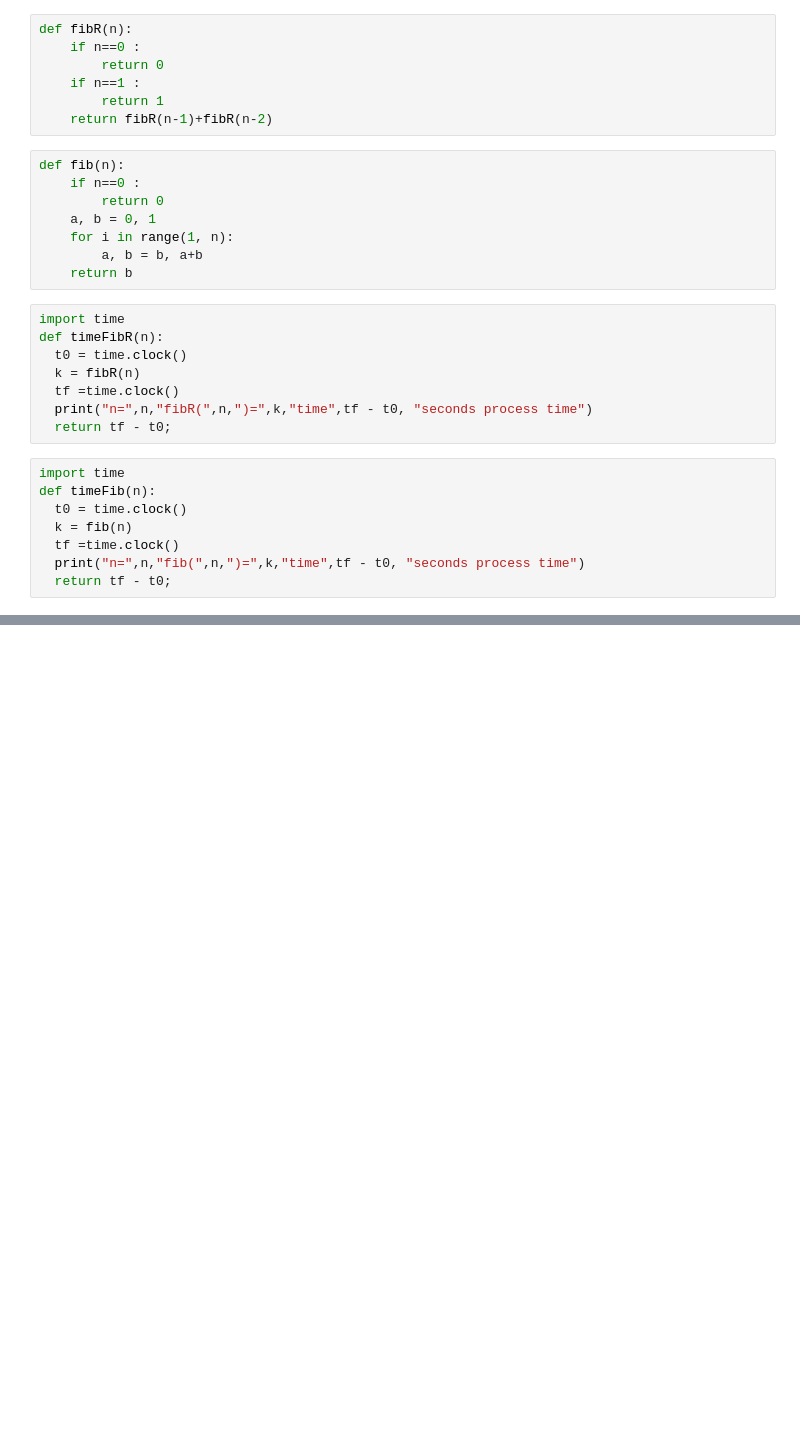
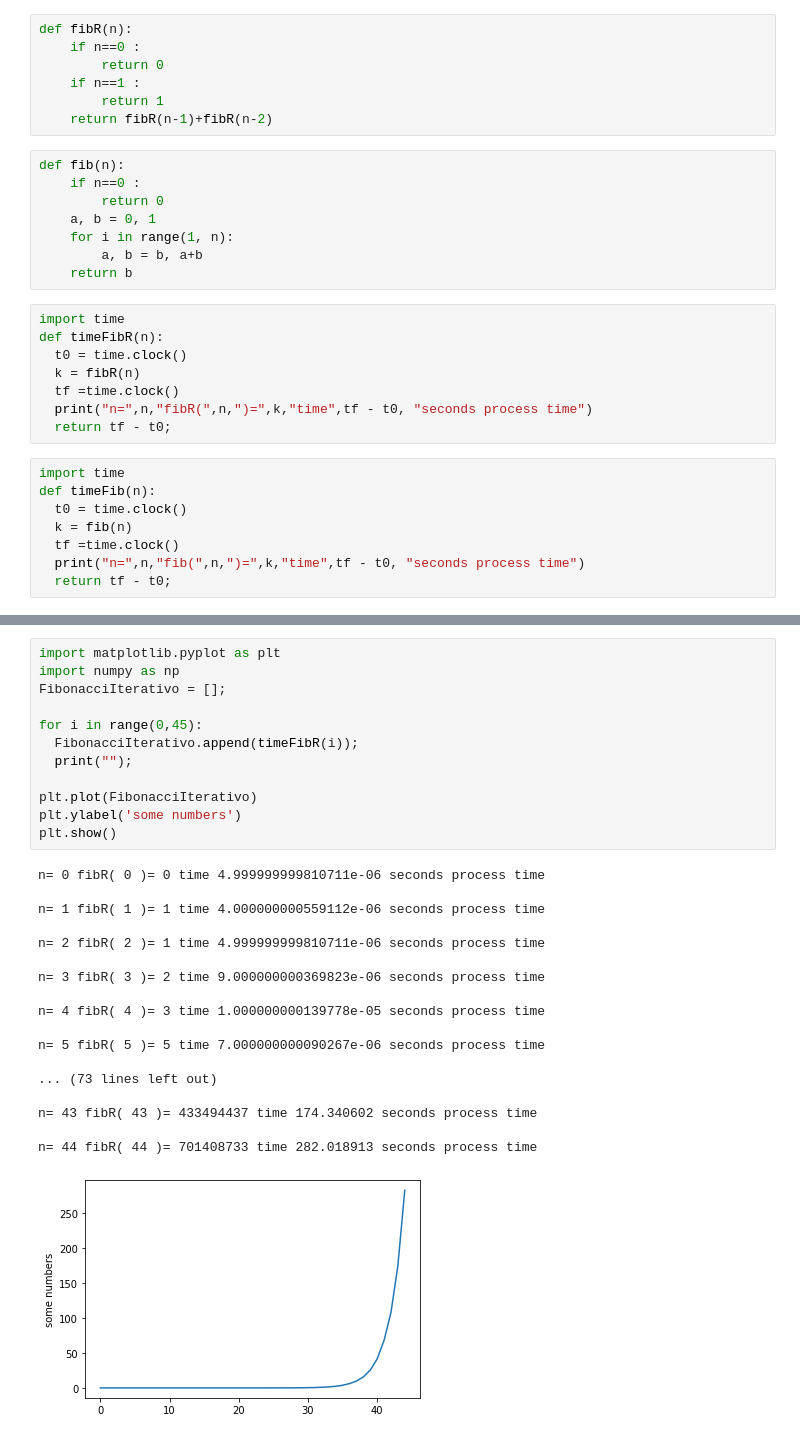
Before and after one commit to OscarAlvarezRodriguez/AlgorithmsUN2020II, a Jupyter notebook: Laboratorios/Laboratorio 10/Fibonacci.ipynb, the cells around one changed output, grey strips where cells are left out. Drawn from its saved outputs; the diff is of its cells as text; blank space fills up the shorter version.

```diff
--- a/Laboratorios/Laboratorio 10/Fibonacci.ipynb
+++ b/Laboratorios/Laboratorio 10/Fibonacci.ipynb
@@ -42,3 +73,34 @@ def timeFib(n):
+# %%
+import matplotlib.pyplot as plt
+import numpy as np
+FibonacciIterativo = [];
+
+for i in range(0,45):
+  FibonacciIterativo.append(timeFibR(i));
+  print("");
+
+plt.plot(FibonacciIterativo)
+plt.ylabel('some numbers')
+plt.show()
+# %% [output]
+n= 0 fibR( 0 )= 0 time 4.999999999810711e-06 seconds process time
+
+n= 1 fibR( 1 )= 1 time 4.000000000559112e-06 seconds process time
+
+n= 2 fibR( 2 )= 1 time 4.999999999810711e-06 seconds process time
+
+n= 3 fibR( 3 )= 2 time 9.000000000369823e-06 seconds process time
+
+n= 4 fibR( 4 )= 3 time 1.000000000139778e-05 seconds process time
+
+n= 5 fibR( 5 )= 5 time 7.000000000090267e-06 seconds process time
+
+... (73 lines left out)
+
+n= 43 fibR( 43 )= 433494437 time 174.340602 seconds process time
+
+n= 44 fibR( 44 )= 701408733 time 282.018913 seconds process time
+[figure, added]
 # %%
 import matplotlib.pyplot as plt
 import numpy as np
```
Also changed, not shown: parts of 3 cells of this notebook, 2 other files.
